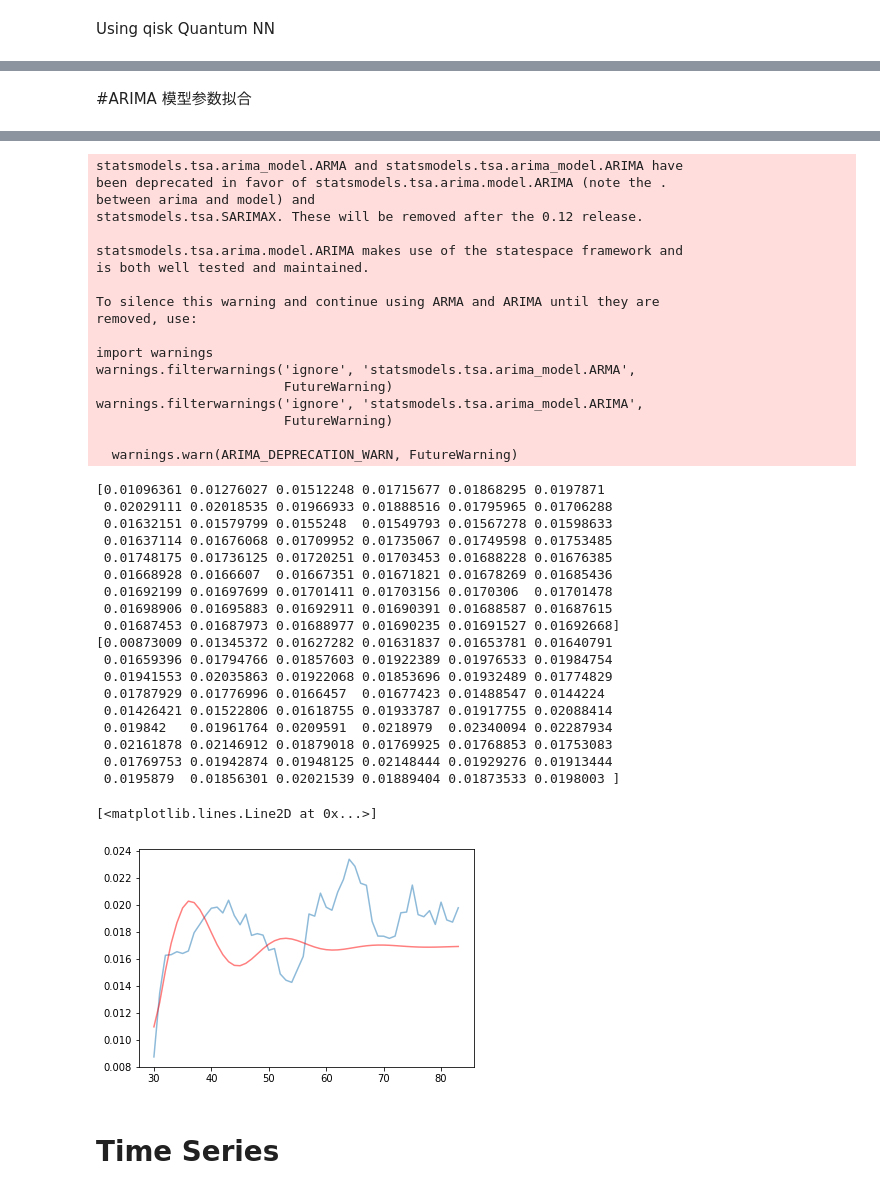
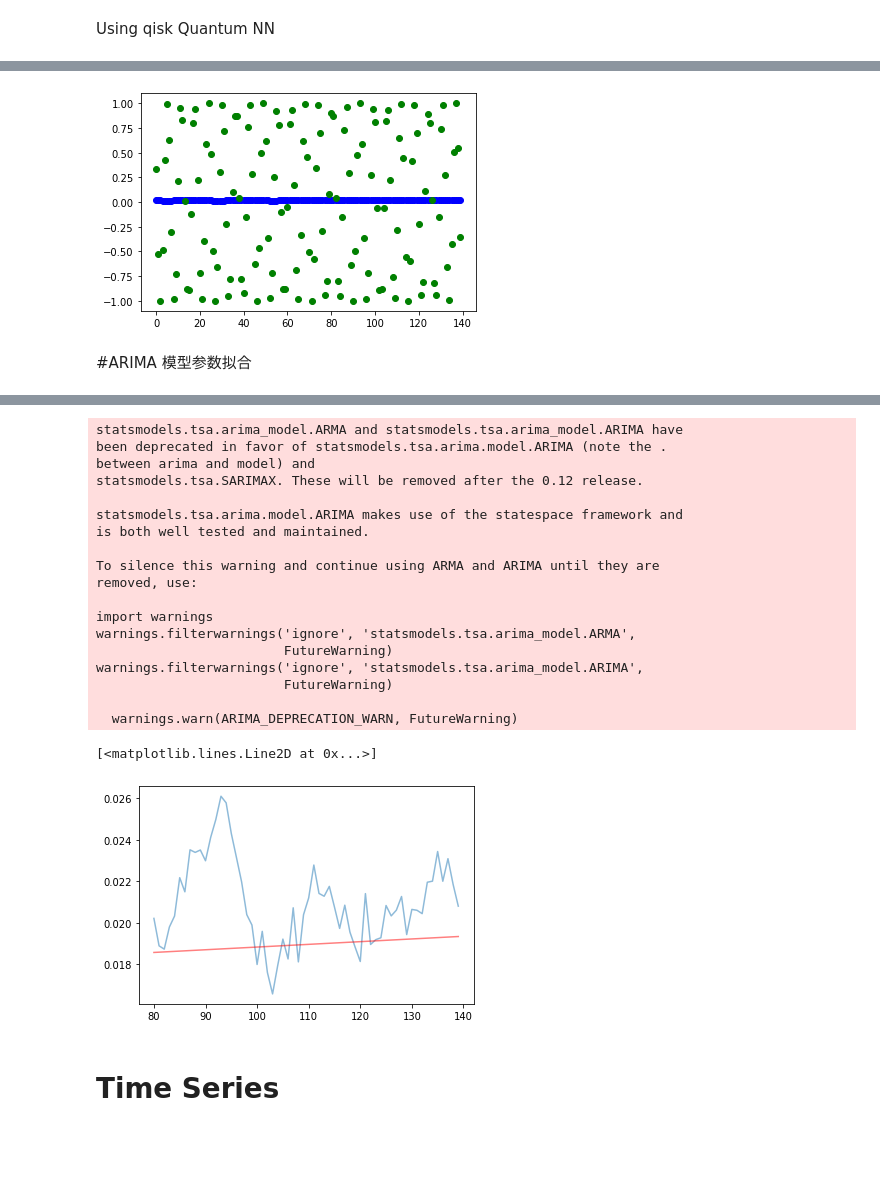
Before and after one commit to MingCHEN-Github/google-trace-analysis, a Jupyter notebook: CPUusage_ClusterLevel_TimeSeries.ipynb, the cells around one changed output, grey strips where cells are left out. Cells and saved outputs as stored; diff of their text form; code cells hidden in the pictures; blank space fills up the shorter version.

```diff
--- a/CPUusage_ClusterLevel_TimeSeries.ipynb
+++ b/CPUusage_ClusterLevel_TimeSeries.ipynb
@@ -101,5 +110,5 @@ started loading
 # %%
-output_dataframe_final = output_dataframe_final[output_dataframe_final['hour']<84]
+output_dataframe_final = output_dataframe_final[output_dataframe_final['hour']<140]
 # %%
 output_dataframe_final
 # %% [output]
@@ -195,13 +207,11 @@ regressor = NeuralNetworkRegressor(neural_network=regression_opflow_qnn,
 objective_func_vals = []
 plt.rcParams["figure.figsize"] = (12, 6)
 
-print(np.arange(84))
+print(np.arange(140).shape)
 # fit to data
-regressor.fit(np.arange(84), X)
-
+regressor.fit(np.arange(140).reshape(140,1), X)
 # return to default figsize
 plt.rcParams["figure.figsize"] = (6, 4)
-
 # score the result
-regressor.score(np.arange(84), X)
+regressor.score(np.arange(140).reshape(140,1), X)
 # %% [output]
@@ -213,3 +220,11 @@ QiskitMachineLearningError: 'Input data has incorrect shape, last dimension is n
+# %%
+#plot the data
+plt.plot(np.arange(140).reshape(140,1), X, 'bo')
+#plot the predicted data
+plt.plot(np.arange(140).reshape(140,1), regressor.predict(np.arange(140).reshape(140,1)), 'go')
+plt.show()
+# %% [output]
+[figure, added]
 # %% [markdown]
 #ARIMA 模型参数拟合
 # %%
@@ -223,12 +238,12 @@ stepwise_fit = auto_arima(X, trace=True, suppress_warnings=True)
 
 # 训练ARIMA的数据集分割，训练集+测试集
 print (X.shape)
-trainSet_arima,testSet_arima = np.split(X,[30])
+trainSet_arima,testSet_arima = np.split(X,[80])
 #testSet_arima = X.iiloc[-20:]
 print(trainSet_arima.shape, testSet_arima.shape)
 
 from statsmodels.tsa.arima_model import ARIMA
-model=ARIMA(trainSet_arima,order=(4,0,0))
+model=ARIMA(trainSet_arima,order=(0,1,0))
 model=model.fit()
 model.summary()
 
@@ -241,7 +256,7 @@ pred = model.predict(start=start, end=end, typ = 'levels')
 print(pred)
 print(testSet_arima)
 
-plt.plot(np.arange(30, 84), testSet_arima, label='Actual_value', alpha=0.5)
-plt.plot(np.arange(30, 84), pred, c='r', label='Predicted_EWMA', alpha=0.5)
+plt.plot(np.arange(80, 140), testSet_arima, label='Actual_value', alpha=0.5)
+plt.plot(np.arange(80, 140), pred, c='r', label='Predicted_EWMA', alpha=0.5)
 # %% [output]
 Performing stepwise search to minimize aic
@@ -266,41 +279,23 @@ Total fit time: 1.744 seconds
 statsmodels.tsa.arima_model.ARMA and statsmodels.tsa.arima_model.ARIMA have
 been deprecated in favor of statsmodels.tsa.arima.model.ARIMA (note the .
 between arima and model) and
 statsmodels.tsa.SARIMAX. These will be removed after the 0.12 release.
 
 statsmodels.tsa.arima.model.ARIMA makes use of the statespace framework and
 is both well tested and maintained.
 
 To silence this warning and continue using ARMA and ARIMA until they are
 removed, use:
 
 import warnings
 warnings.filterwarnings('ignore', 'statsmodels.tsa.arima_model.ARMA',
                         FutureWarning)
 warnings.filterwarnings('ignore', 'statsmodels.tsa.arima_model.ARIMA',
                         FutureWarning)
 
   warnings.warn(ARIMA_DEPRECATION_WARN, FutureWarning)
-[0.01096361 0.01276027 0.01512248 0.01715677 0.01868295 0.0197871
- 0.02029111 0.02018535 0.01966933 0.01888516 0.01795965 0.01706288
- 0.01632151 0.01579799 0.0155248  0.01549793 0.01567278 0.01598633
- 0.01637114 0.01676068 0.01709952 0.01735067 0.01749598 0.01753485
- 0.01748175 0.01736125 0.01720251 0.01703453 0.01688228 0.01676385
- 0.01668928 0.0166607  0.01667351 0.01671821 0.01678269 0.01685436
- 0.01692199 0.01697699 0.01701411 0.01703156 0.0170306  0.01701478
- 0.01698906 0.01695883 0.01692911 0.01690391 0.01688587 0.01687615
- 0.01687453 0.01687973 0.01688977 0.01690235 0.01691527 0.01692668]
-[0.00873009 0.01345372 0.01627282 0.01631837 0.01653781 0.01640791
- 0.01659396 0.01794766 0.01857603 0.01922389 0.01976533 0.01984754
- 0.01941553 0.02035863 0.01922068 0.01853696 0.01932489 0.01774829
- 0.01787929 0.01776996 0.0166457  0.01677423 0.01488547 0.0144224
- 0.01426421 0.01522806 0.01618755 0.01933787 0.01917755 0.02088414
- 0.019842   0.01961764 0.0209591  0.0218979  0.02340094 0.02287934
- 0.02161878 0.02146912 0.01879018 0.01769925 0.01768853 0.01753083
- 0.01769753 0.01942874 0.01948125 0.02148444 0.01929276 0.01913444
- 0.0195879  0.01856301 0.02021539 0.01889404 0.01873533 0.0198003 ]
+[<matplotlib.lines.Line2D at 0x...>]
-[<matplotlib.lines.Line2D at 0x...>]
-[figure, old version]
+[figure, new version]
 # %% [markdown]
 # Time Series
 # %%
```
Also changed, not shown: parts of 11 cells of this notebook, 1 other file.
